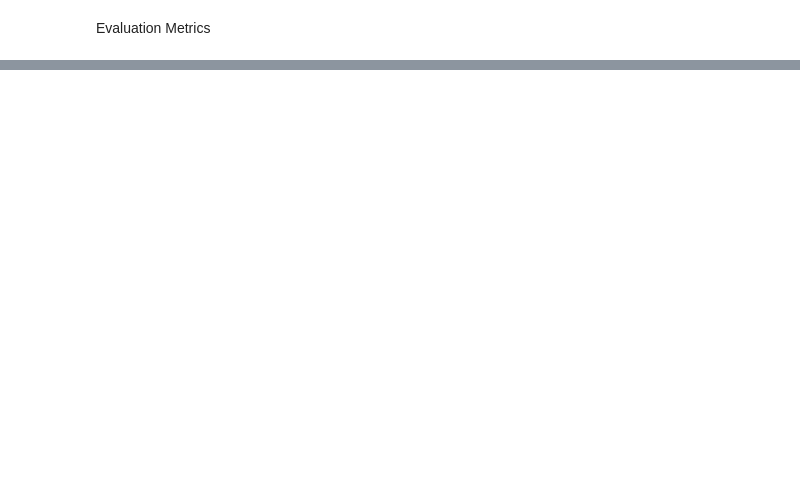
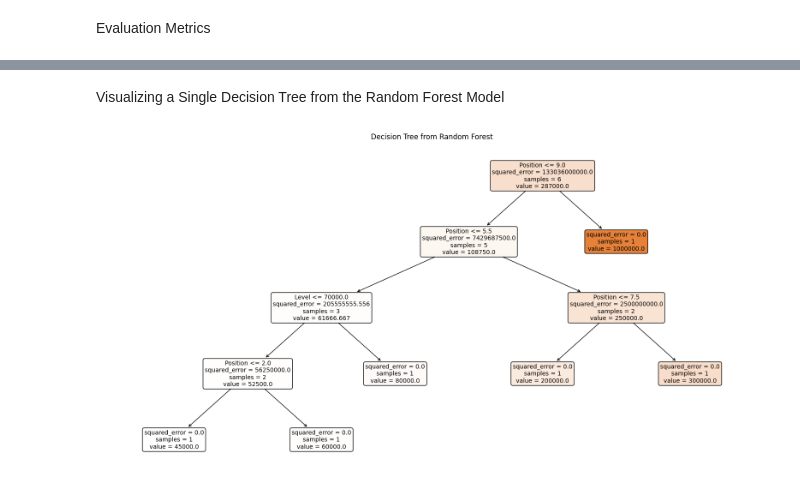
Before and after one commit to M-Arashi/DataMining-Python, a Jupyter notebook: Advanced_DM.ipynb, the cells around one changed output, grey strips where cells are left out. Drawn from its saved outputs; the diff is of its cells as text; code cells hidden in the pictures; blank space fills up the shorter version.

```diff
--- a/Advanced_DM.ipynb
+++ b/Advanced_DM.ipynb
@@ -52,0 +116,3 @@ sn.heatmap(conf_mat , annot=True)
+# %%
+df= pd.read_csv('Salaries.csv')
+print(df)
@@ -52,0 +121,18 @@ sn.heatmap(conf_mat , annot=True)
+# %%
+X = df.iloc[:,1:2].values#features
+y = df.iloc[:,2].values# Target variable
+# %%
+import pandas as pd
+from sklearn.ensemble import RandomForestRegressor
+from sklearn.preprocessing import LabelEncoder
+
+label_encoder = LabelEncoder()
+x_categorical = df.select_dtypes(include=['object']).apply(label_encoder.fit_transform)
+x_numerical = df.select_dtypes(exclude=['object']).values
+x = pd.concat([pd.DataFrame(x_numerical), x_categorical], axis=1).values
+
+# Fitting Random Forest Regression to the dataset
+regressor = RandomForestRegressor(n_estimators=10, random_state=0, oob_score=True)
+
+# Fit the regressor with x and y data
+regressor.fit(x, y)
@@ -52,0 +166,17 @@ sn.heatmap(conf_mat , annot=True)
+# %% [markdown]
+Visualizing a Single Decision Tree from the Random Forest Model
+# %%
+from sklearn.tree import plot_tree
+import matplotlib.pyplot as plt
+
+# Assuming regressor is your trained Random Forest model
+# Pick one tree from the forest, e.g., the first tree (index 0)
+tree_to_plot = regressor.estimators_[0]
+
+# Plot the decision tree
+plt.figure(figsize=(20, 10))
+plot_tree(tree_to_plot, feature_names=df.columns.tolist(), filled=True, rounded=True, fontsize=10)
+plt.title("Decision Tree from Random Forest")
+plt.show()
+# %% [output]
+[figure, added]
```
Also changed, not shown: parts of 13 cells of this notebook.
